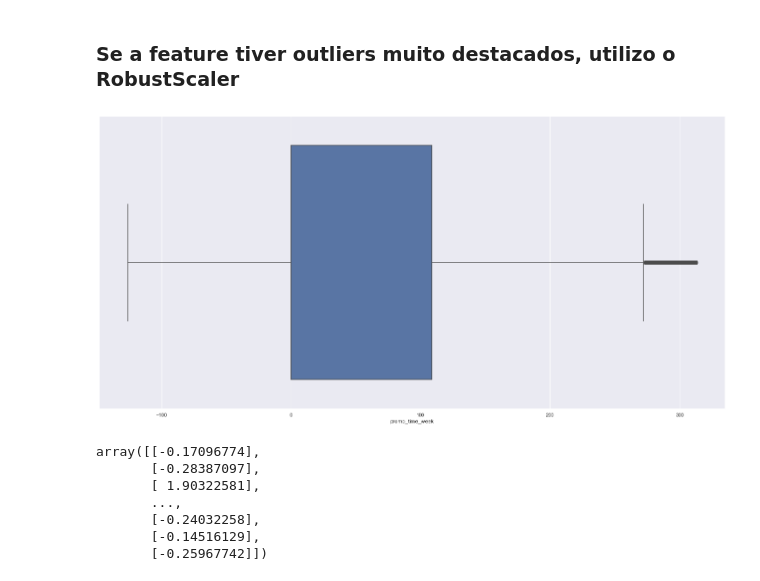
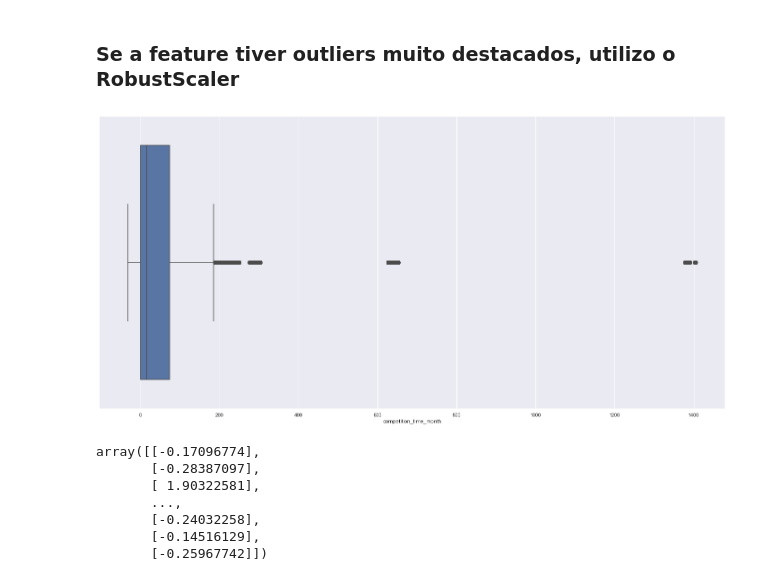
Before and after one commit to WillNery/ds_em_producao, a Jupyter notebook: ds_em_producao.ipynb, the cells around one changed output. Saved outputs shown, nothing was run; the diff lists cells and outputs as text; code cells hidden in the pictures.

```diff
--- a/ds_em_producao.ipynb
+++ b/ds_em_producao.ipynb
@@ -933,9 +933,9 @@ a.head()
 ### Se a feature tiver outliers muito destacados, utilizo o RobustScaler
 # %%
 # verificação da competition_distance para ver se tem outliers:
-sns.boxplot(df5['promo_time_week']);
+sns.boxplot(df5['competition_time_month']);
 # %% [output]
-[figure, old version]
+[figure, new version]
 # %%
 from sklearn.preprocessing import RobustScaler, MinMaxScaler
 # %%
```
Also changed, not shown: parts of 20 cells of this notebook.
